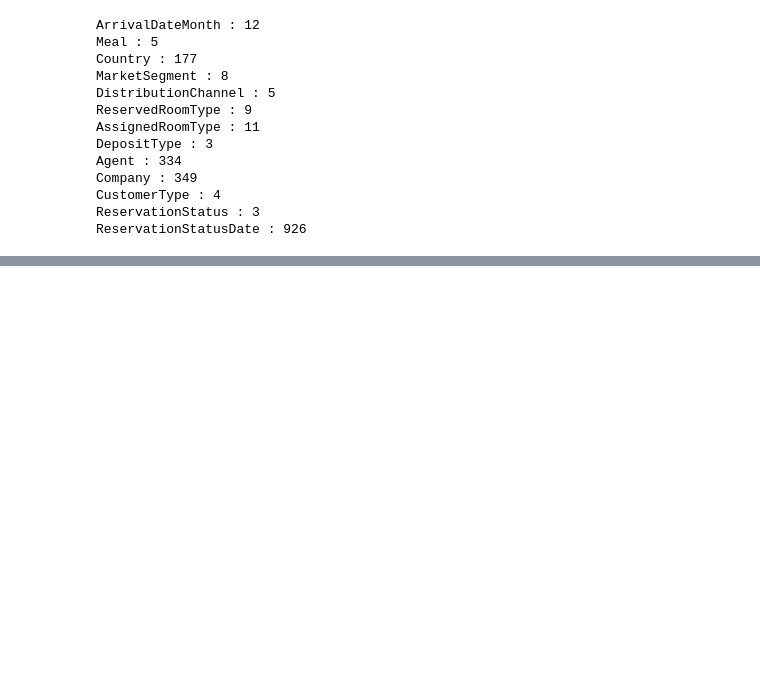
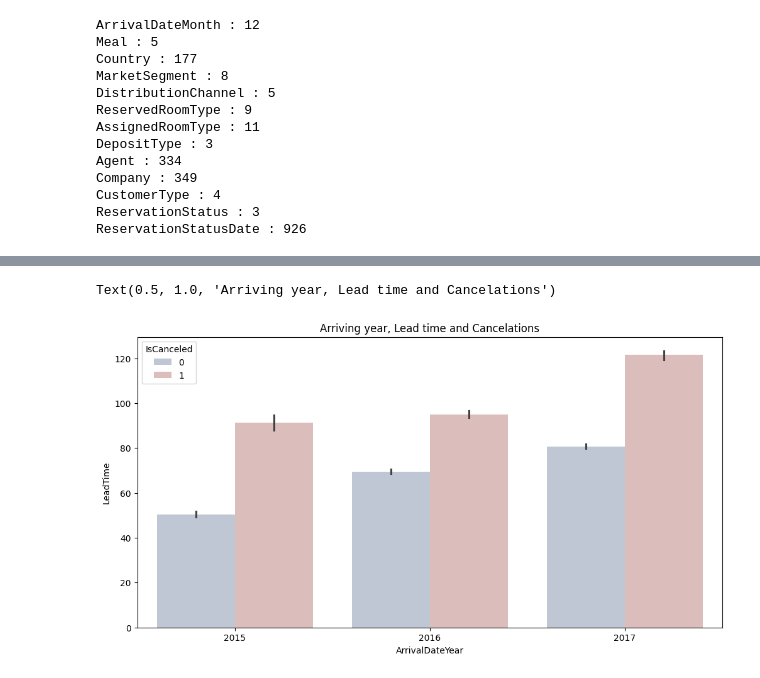
Before and after one commit to prabhjeetsinghk/Hotel-Cancellation-Prediction, a Jupyter notebook: Code/NeuralNetworkModel.ipynb, the cells around one changed output, grey strips where cells are left out. Drawn from its saved outputs; the diff is of its cells as text; code cells hidden in the pictures; blank space fills up the shorter version.

```diff
--- a/Code/NeuralNetworkModel.ipynb
+++ b/Code/NeuralNetworkModel.ipynb
@@ -371,0 +356,3 @@ X_train, X_test, y_train, y_test = train_test_split(X, y, test_size=0.2, random_
+# %%
+df['Meal'].replace('Undefined', 'Other', inplace=True)
+df['Meal'].groupby(df['Meal']).count().sort_values(ascending=False).head(10)
@@ -371,0 +380,3 @@ X_train, X_test, y_train, y_test = train_test_split(X, y, test_size=0.2, random_
+# %%
+index = df[df['MarketSegment'] == 'Undefined'].index
+df.drop(index, inplace=True)
@@ -371,0 +436,10 @@ X_train, X_test, y_train, y_test = train_test_split(X, y, test_size=0.2, random_
+# %%
+# Lead time means the duration between the booking date and the arrival date
+
+import seaborn as sns
+plt.figure(figsize=(12,6))
+sns.barplot(x='ArrivalDateYear', y='LeadTime',hue='IsCanceled', data= df, palette='vlag')
+plt.title('Arriving year, Lead time and Cancelations')
+# %% [output]
+Text(0.5, 1.0, 'Arriving year, Lead time and Cancelations')
+[figure, added]
```
Also changed, not shown: parts of 91 cells of this notebook, 1 other file.
